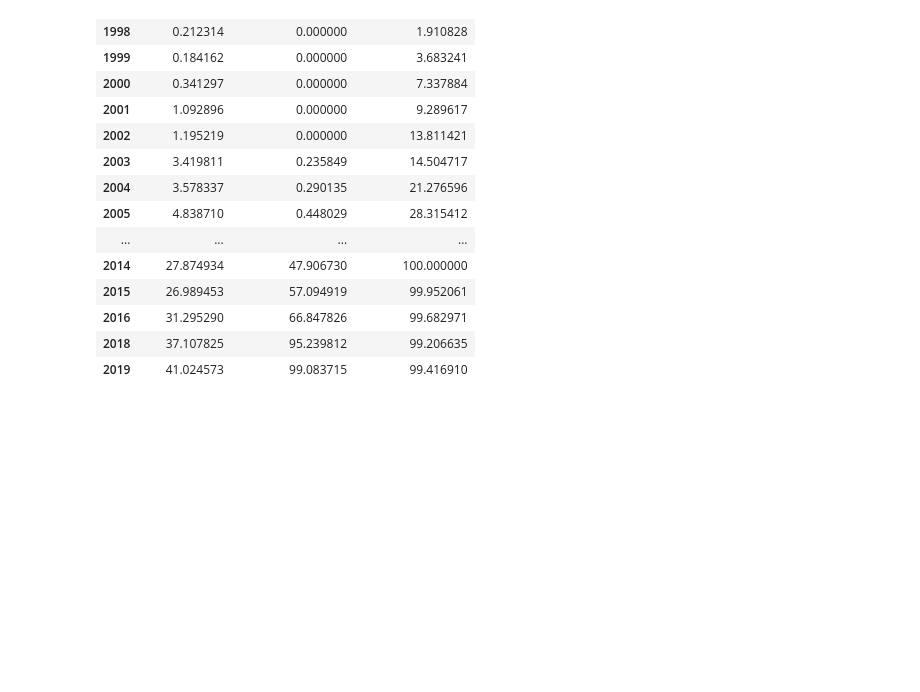
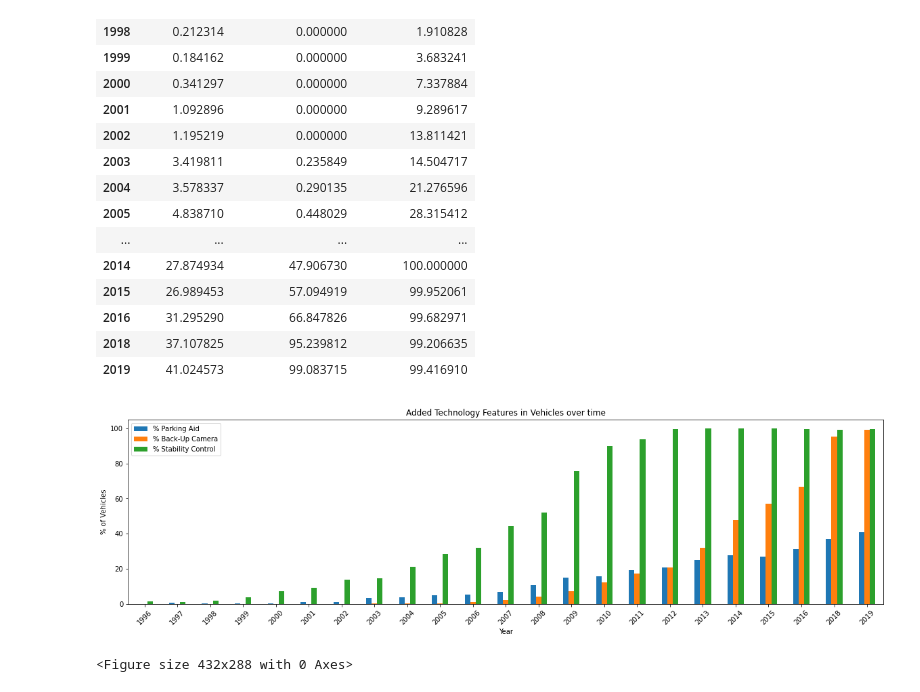
Before and after one commit to NoahGoldstein13/data-analysis-project-1, a Jupyter notebook: anna/Anna_code.ipynb, the cells around one changed output. Cells and saved outputs as stored; diff of their text form; code cells hidden in the pictures; blank space fills up the shorter version.

Commit message:
added code for graphs- not done with legend

```diff
--- a/anna/Anna_code.ipynb
+++ b/anna/Anna_code.ipynb
@@ -109,9 +109,8 @@ grouped_tech_year.head()
 # %%
 Final_tech_columns =["% Parking Aid", "% Back-Up Camera", "% Stability Control"]
 
-Final_tech_df= grouped_tech_year[Final_tech_columns]
-
-Final_tech_df
+tech_df= grouped_tech_year[Final_tech_columns]
+tech_df
 # %% [output]
 |  | % Parking Aid | % Back-Up Camera | % Stability Control |
 | Year |  |  |  |
@@ -135,0 +133,16 @@ technology_multiplot=
+# %%
+#Create a multiplot bar chart showing 3 technology features over time
+
+technology_multiplot= tech_df.plot(kind="bar", figsize=(20,5))
+
+technology_multiplot.set_xticklabels(tech_df.index, rotation=45)
+plt.title("Added Technology Features in Vehicles over time")
+plt.ylabel("Percent of Vehicles")
+plt.show()
+plt.tight_layout()
+
+#Save as an output PNG file
+plt.savefig('Tech_barchart.png')
+# %% [output]
+[figure, added]
+<Figure size 432x288 with 0 Axes>
```
Also changed, not shown: parts of 2 cells of this notebook.
